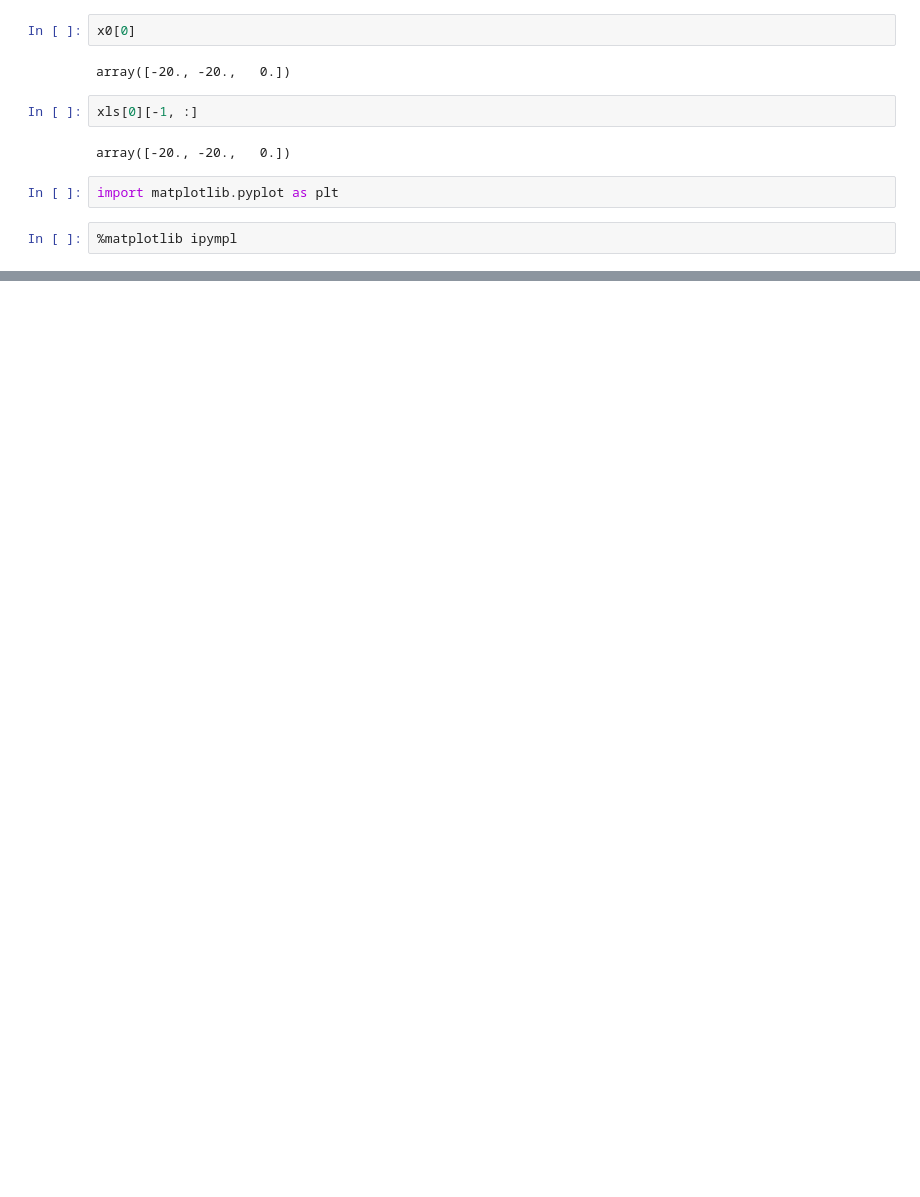
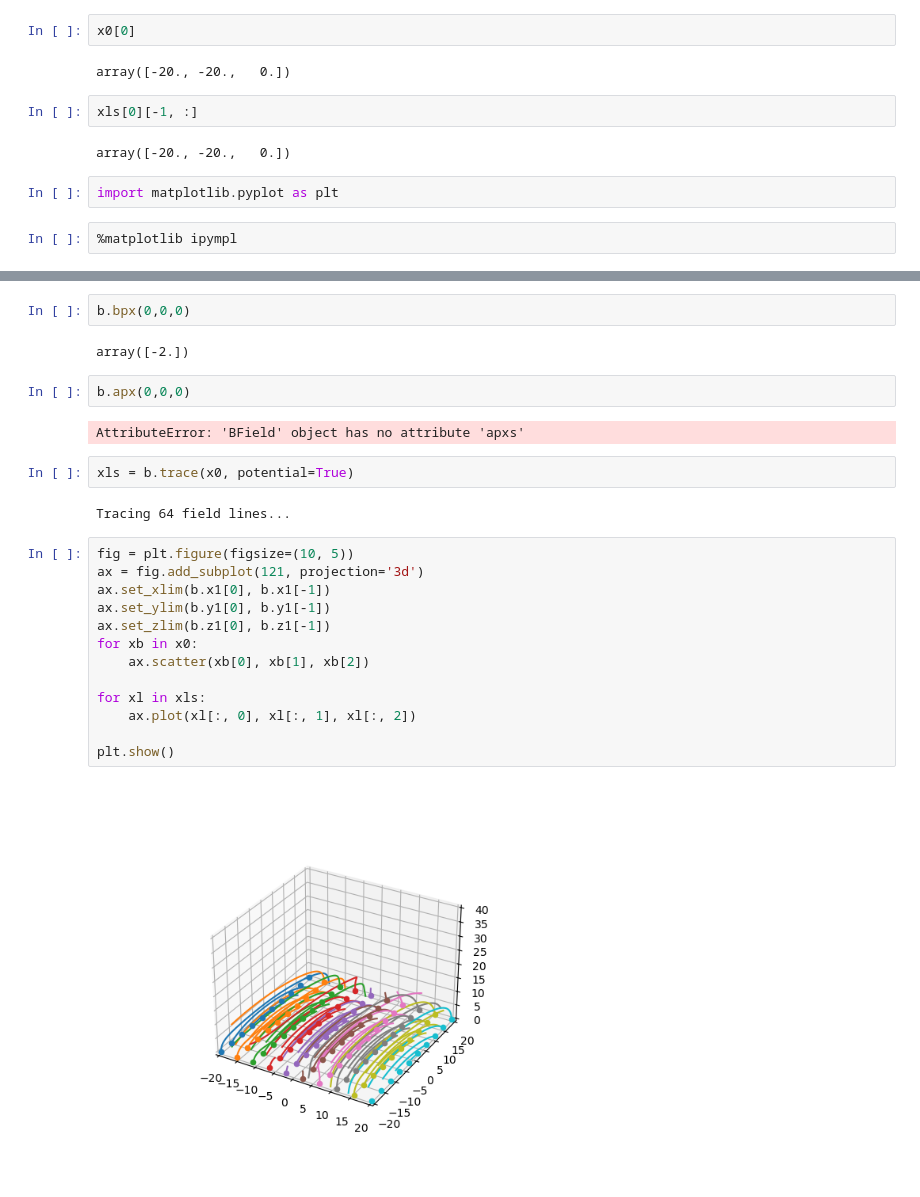
Before and after one commit to mgjeon/2023_project, a Jupyter notebook: flhtools/demo_plot3d.ipynb, the cells around one changed output, grey strips where cells are left out. Drawn from its saved outputs; the diff is of its cells as text; blank space fills up the shorter version.

```diff
--- a/flhtools/demo_plot3d.ipynb
+++ b/flhtools/demo_plot3d.ipynb
@@ -217,0 +277,27 @@ plt.show()
+# %%
+b.bpx(0,0,0)
+# %% [output]
+array([-2.])
+# %%
+b.apx(0,0,0)
+# %% [output]
+AttributeError: 'BField' object has no attribute 'apxs'
+# %%
+xls = b.trace(x0, potential=True)
+# %% [output]
+Tracing 64 field lines...
+# %%
+fig = plt.figure(figsize=(10, 5))
+ax = fig.add_subplot(121, projection='3d')
+ax.set_xlim(b.x1[0], b.x1[-1])
+ax.set_ylim(b.y1[0], b.y1[-1])
+ax.set_zlim(b.z1[0], b.z1[-1])
+for xb in x0:
+    ax.scatter(xb[0], xb[1], xb[2])
+
+for xl in xls:
+    ax.plot(xl[:, 0], xl[:, 1], xl[:, 2])
+
+plt.show()
+# %% [output]
+[figure, added]
```
Also changed, not shown: parts of 15 cells of this notebook.
